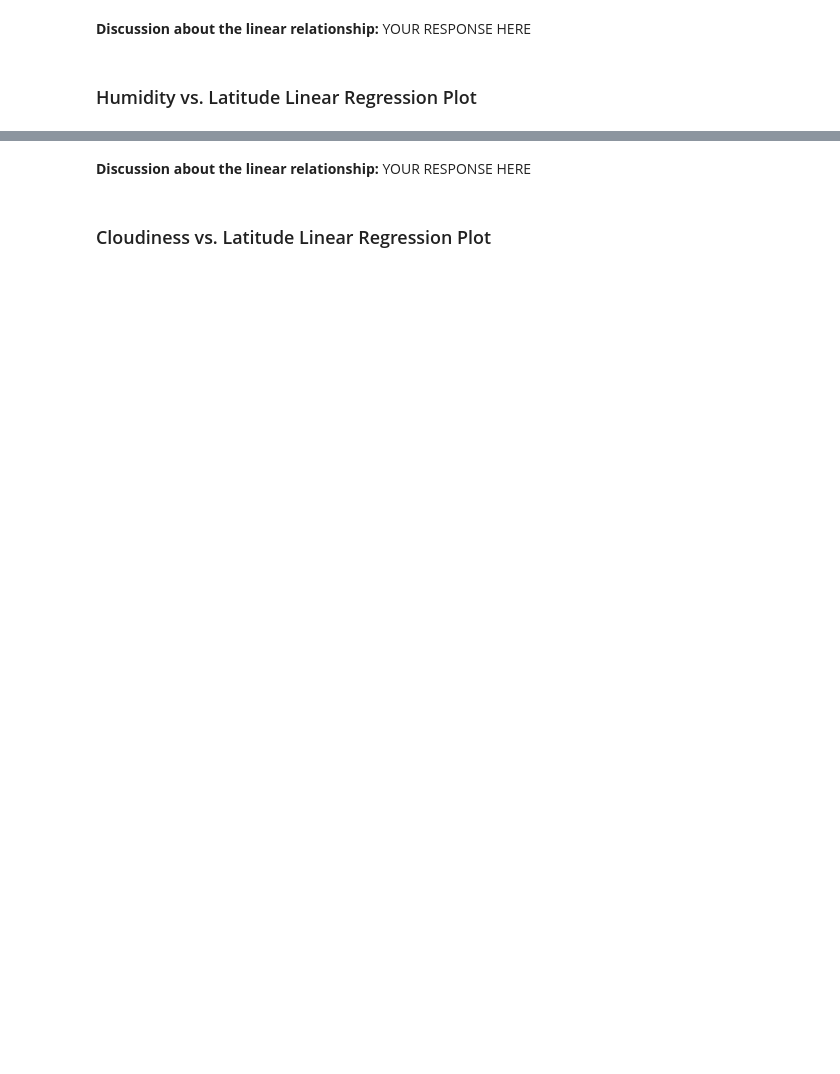
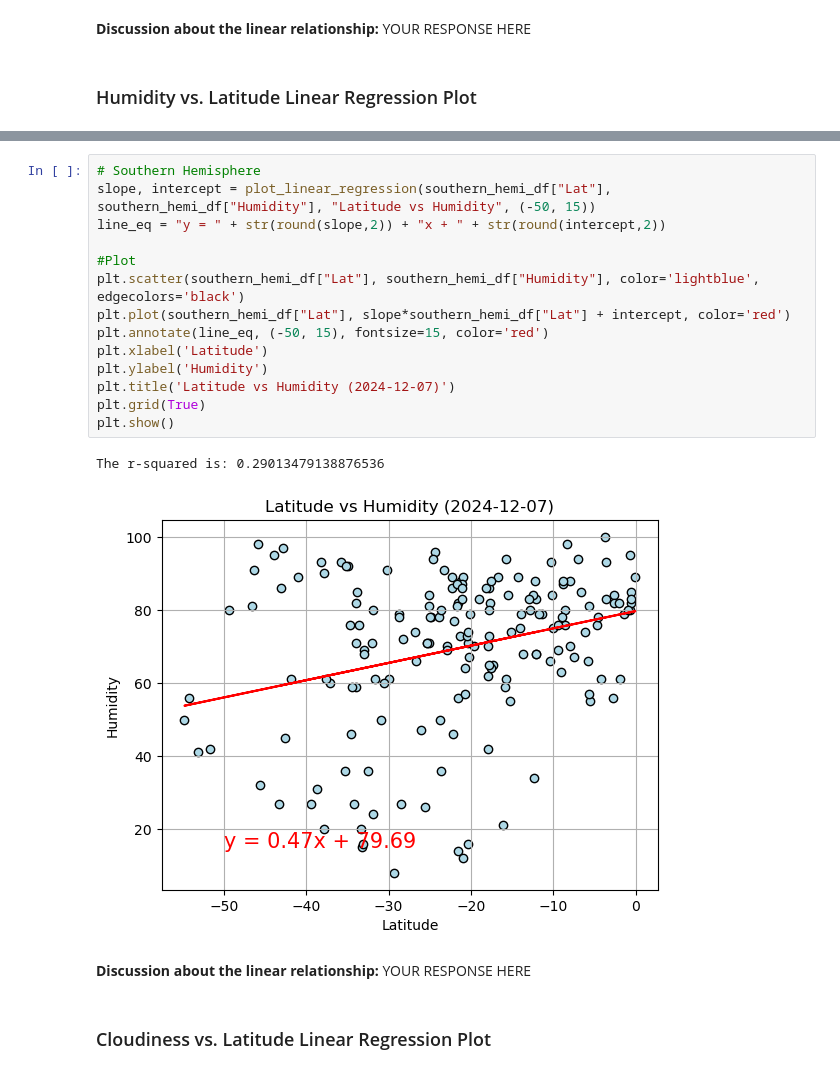
Before and after one commit to Jagar513/python_api_challenge, a Jupyter notebook: WeatherPy/WeatherPy.ipynb, the cells around one changed output, grey strips where cells are left out. Cells and saved outputs as stored; diff of their text form; blank space fills up the shorter version.

```diff
--- a/WeatherPy/WeatherPy.ipynb
+++ b/WeatherPy/WeatherPy.ipynb
@@ -363,3 +368,20 @@ The r^2-value is: 0.00014367159540169783
+# %%
+# Southern Hemisphere
+slope, intercept = plot_linear_regression(southern_hemi_df["Lat"], southern_hemi_df["Humidity"], "Latitude vs Humidity", (-50, 15))
+line_eq = "y = " + str(round(slope,2)) + "x + " + str(round(intercept,2))
+
+#Plot
+plt.scatter(southern_hemi_df["Lat"], southern_hemi_df["Humidity"], color='lightblue', edgecolors='black')
+plt.plot(southern_hemi_df["Lat"], slope*southern_hemi_df["Lat"] + intercept, color='red')
+plt.annotate(line_eq, (-50, 15), fontsize=15, color='red')
+plt.xlabel('Latitude')
+plt.ylabel('Humidity')
+plt.title('Latitude vs Humidity (2024-12-07)')
+plt.grid(True)
+plt.show()
+# %% [output]
+The r-squared is: 0.29013479138876536
+[figure, added]
 # %% [markdown]
 **Discussion about the linear relationship:** YOUR RESPONSE HERE
 # %% [markdown]
```
Also changed, not shown: parts of 24 cells of this notebook, 5 other files.
